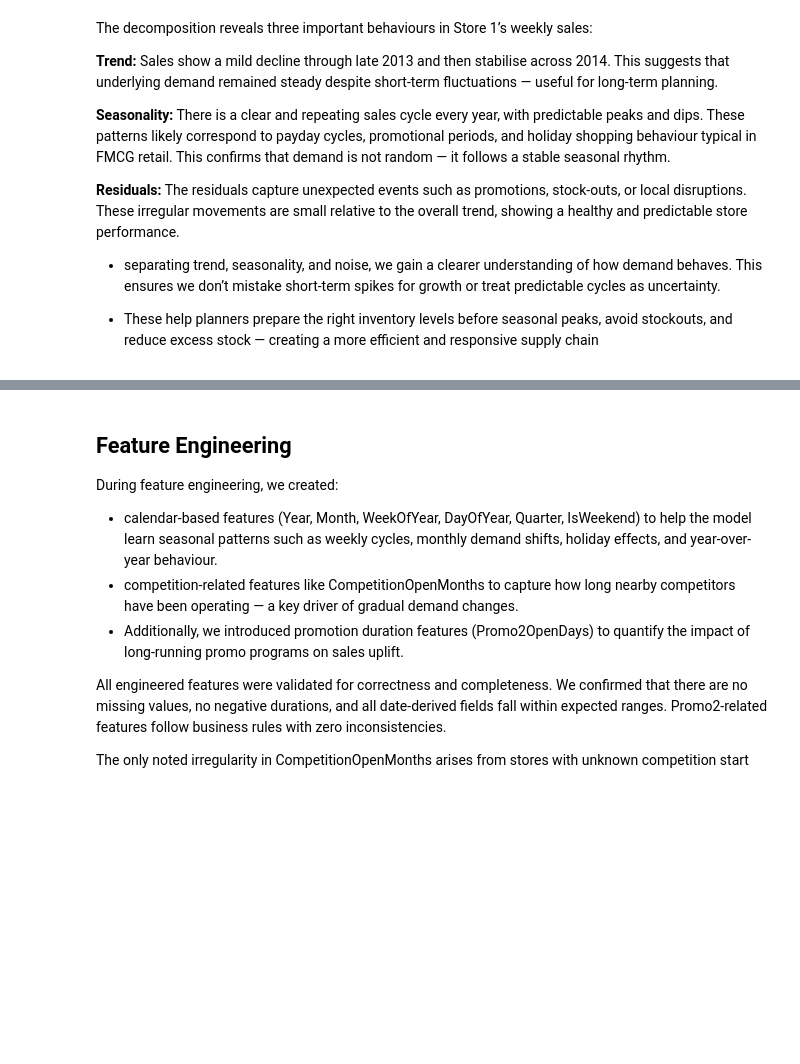
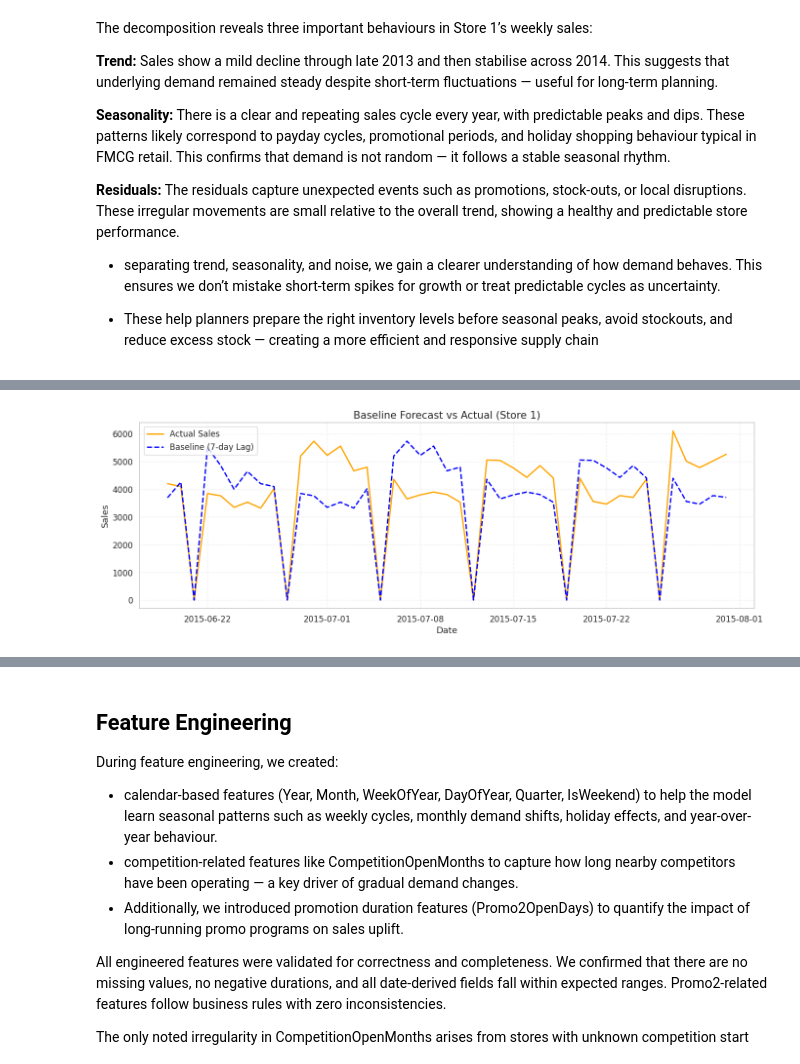
Before and after one commit to valentine96/Demand-Planning-and-Forecasting, a Jupyter notebook: notebooks/Capstone_Project.ipynb, the cells around one changed output, grey strips where cells are left out. Drawn from its saved outputs; the diff is of its cells as text; code cells hidden in the pictures; blank space fills up the shorter version.

```diff
--- a/notebooks/Capstone_Project.ipynb
+++ b/notebooks/Capstone_Project.ipynb
@@ -804,0 +922,22 @@ The residuals capture unexpected events such as promotions, stock-outs, or local
+# %%
+# STORE-LEVEL VISUALIZATION
+store_id = 1
+
+store_val = val_data[val_data['Store'] == store_id].copy()
+
+plt.figure(figsize=(14, 5))
+plt.plot(store_val['Date'], store_val['Sales'],
+         label="Actual Sales", color="orange", linewidth=2)
+plt.plot(store_val['Date'], store_val['Baseline_Sales'],
+         label="Baseline (7-day Lag)", color="blue",
+         linestyle='--', linewidth=2)
+
+plt.title(f"Baseline Forecast vs Actual (Store {store_id})", fontsize=15)
+plt.xlabel("Date")
+plt.ylabel("Sales")
+plt.legend()
+plt.grid(linestyle='--', alpha=0.3)
+plt.tight_layout()
+plt.show()
+# %% [output]
+[figure, added]
```
Also changed, not shown: parts of 117 cells of this notebook.
